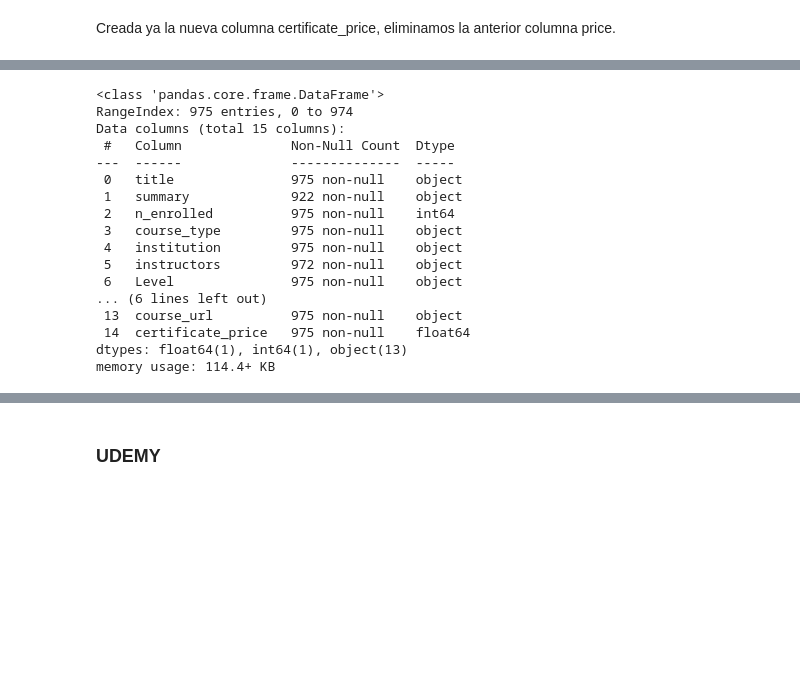
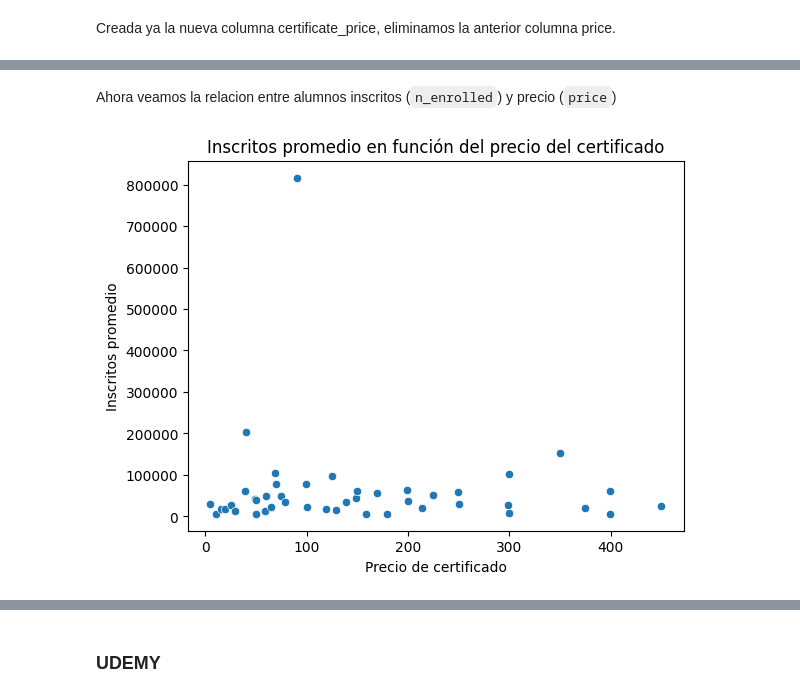
Before and after one commit to Magic-Mario/mooc_lab02, a Jupyter notebook: notebooks/tranforms_eda.ipynb, the cells around one changed output, grey strips where cells are left out. Saved outputs shown, nothing was run; the diff lists cells and outputs as text; code cells hidden in the pictures; blank space fills up the shorter version.

```diff
--- a/notebooks/tranforms_eda.ipynb
+++ b/notebooks/tranforms_eda.ipynb
@@ -222,8 +228,7 @@ edx_df['n_enrolled'] = edx_df['n_enrolled'].astype(float)
 # %% [markdown]
 rellenamos los valores faltantes con el promedio de los datos
 # %%
-mean_value = edx_df['n_enrolled'].mean()
-edx_df['n_enrolled'].fillna(mean_value, inplace=True)
+edx_df['n_enrolled'].fillna(np.nan, inplace=True)
 # %%
 print('El total de valores nulos en la columna de n_enrolled es:',edx_df['n_enrolled'].isna().sum())
 # %% [output]
@@ -233,3 +235,0 @@ Ahora despues de aplicar esta funcion a los valores faltantes, es necesario volv
-# %%
-edx_df['n_enrolled'] = edx_df['n_enrolled'].astype(np.int64)
-edx_df['n_enrolled'].dtype
@@ -283,20 +277,11 @@ edx_df.head(2)
-# %%
-edx_df.info()
-# %% [output]
-<class 'pandas.core.frame.DataFrame'>
-RangeIndex: 975 entries, 0 to 974
-Data columns (total 15 columns):
- #   Column              Non-Null Count  Dtype
----  ------              --------------  -----
- 0   title               975 non-null    object
- 1   summary             922 non-null    object
- 2   n_enrolled          975 non-null    int64
- 3   course_type         975 non-null    object
- 4   institution         975 non-null    object
- 5   instructors         972 non-null    object
- 6   Level               975 non-null    object
-... (6 lines left out)
- 13  course_url          975 non-null    object
- 14  certificate_price   975 non-null    float64
-dtypes: float64(1), int64(1), object(13)
-memory usage: 114.4+ KB
+# %% [markdown]
+Ahora veamos la relacion entre alumnos inscritos (`n_enrolled`) y precio (`price`)
+# %%
+price_enrolled_avg = edx_df.groupby('certificate_price')['n_enrolled'].mean().reset_index()
+sns.scatterplot(data=price_enrolled_avg, x='certificate_price', y='n_enrolled')
+plt.xlabel('Precio de certificado')
+plt.ylabel('Inscritos promedio')
+plt.title('Inscritos promedio en función del precio del certificado')
+plt.show()
+# %% [output]
+[figure, added]
```
Also changed, not shown: parts of 21 cells of this notebook, 1 other file.
